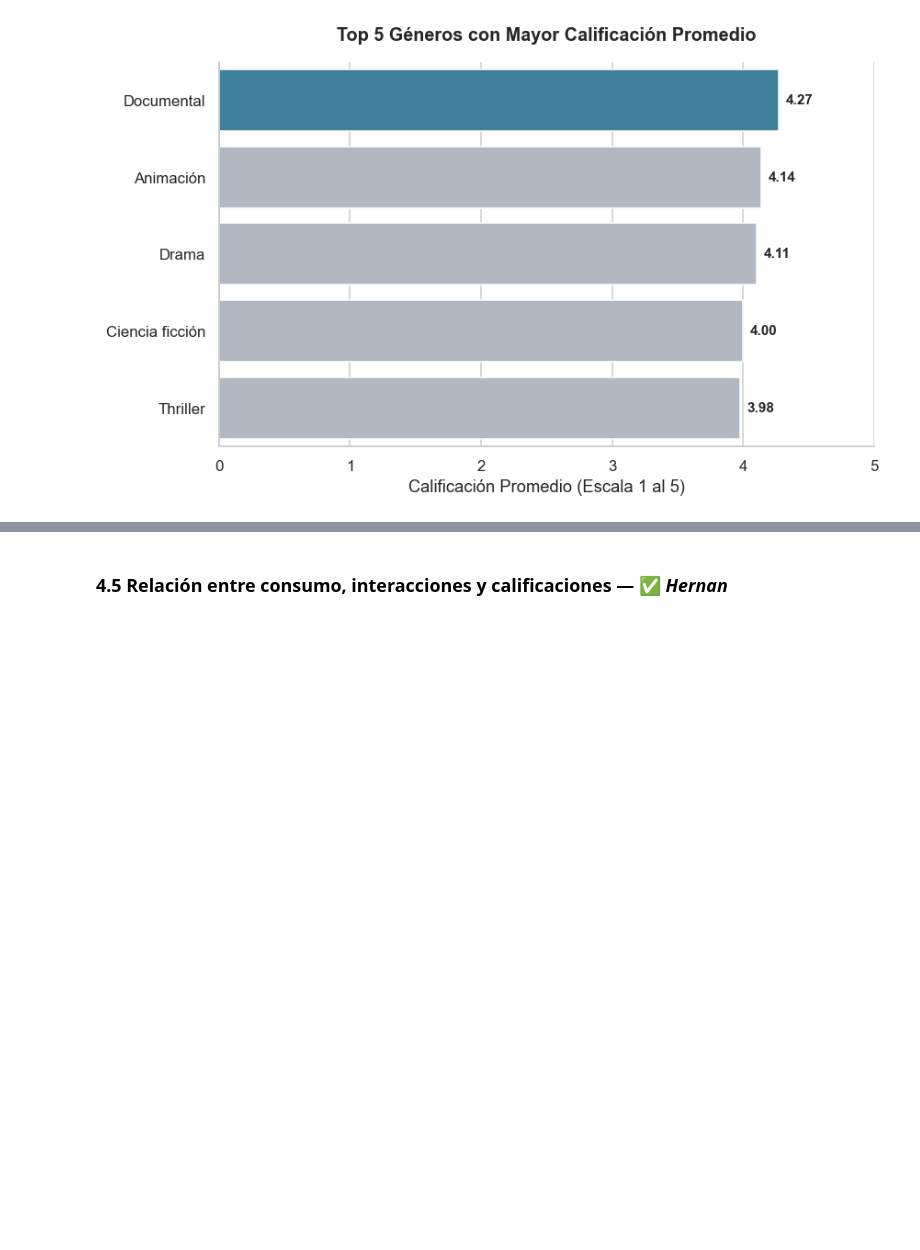
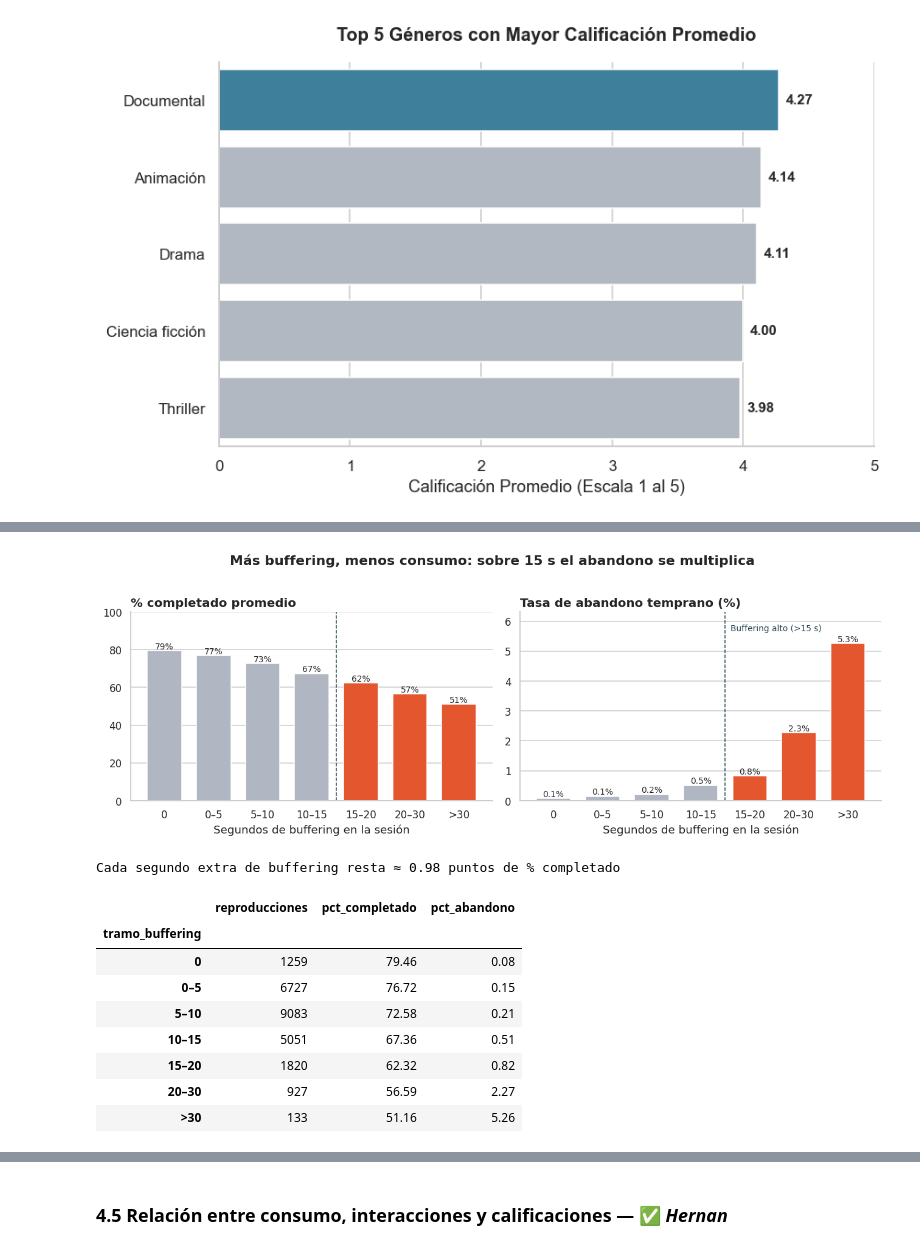
Before and after one commit to git-Lippke24/StreamView_Analytics_Dashboard, a Jupyter notebook: notebooks/EV1_Visualizacion_de_Datos.ipynb, the cells around one changed output, grey strips where cells are left out. Saved outputs shown, nothing was run; the diff lists cells and outputs as text; code cells hidden in the pictures; blank space fills up the shorter version.

```diff
--- a/notebooks/EV1_Visualizacion_de_Datos.ipynb
+++ b/notebooks/EV1_Visualizacion_de_Datos.ipynb
@@ -869,0 +925,42 @@ Passing `palette` without assigning `hue` is deprecated and will be removed in v
+# %%
+tramos = ['0', '0–5', '5–10', '10–15', '15–20', '20–30', '>30']
+rep_tec['tramo_buffering'] = pd.cut(rep_tec['buffering_segundos'], [-0.1, 0, 5, 10, 15, 20, 30, np.inf], labels=tramos)
+buf_tramo = rep_tec.groupby('tramo_buffering', observed=True).agg(
+    reproducciones=('reproduccion_id', 'count'),
+    pct_completado=('porcentaje_completado', 'mean'),
+    pct_abandono=('abandono', lambda s: s.mean() * 100))
+pendiente = np.polyfit(rep_tec['buffering_segundos'], rep_tec['porcentaje_completado'], 1)[0]
+
+colores = [COLOR_ACENTO if t in ['15–20', '20–30', '>30'] else COLOR_NEUTRO for t in buf_tramo.index]
+pos_umbral = list(buf_tramo.index).index('15–20') - 0.5  # línea entre los tramos 10–15 y 15–20
+fig, axes = plt.subplots(1, 2, figsize=(12, 4.3))
+for ax, col, titulo, dec in [(axes[0], 'pct_completado', '% completado promedio', 0),
+                             (axes[1], 'pct_abandono', 'Tasa de abandono temprano (%)', 1)]:
+    bars = ax.bar(buf_tramo.index.astype(str), buf_tramo[col], color=colores, width=0.7)
+    for b, v in zip(bars, buf_tramo[col]):
+        ax.text(b.get_x() + b.get_width() / 2, v, f'{v:.{dec}f}%', ha='center', va='bottom', fontsize=9)
+    ax.axvline(pos_umbral, color=COLOR_LINEA, linestyle='--', linewidth=1)
+    ax.set_title(titulo, loc='left', fontweight='bold')
+    ax.set_xlabel('Segundos de buffering en la sesión')
+    ax.grid(axis='x', visible=False)
+axes[0].set_ylim(0, 100)
+axes[1].set_ylim(0, buf_tramo['pct_abandono'].max() * 1.2)
+axes[1].text(pos_umbral + 0.1, buf_tramo['pct_abandono'].max() * 1.08, 'Buffering alto (>15 s)', color=COLOR_LINEA, fontsize=9)
+fig.suptitle('Más buffering, menos consumo: sobre 15 s el abandono se multiplica', fontweight='bold', y=1.02)
+plt.tight_layout()
+plt.show()
+
+print(f"Cada segundo extra de buffering resta ≈ {abs(pendiente):.2f} puntos de % completado")
+buf_tramo.round(2)
+# %% [output]
+[figure, added]
+Cada segundo extra de buffering resta ≈ 0.98 puntos de % completado
+|  | reproducciones | pct_completado | pct_abandono |
+| tramo_buffering |  |  |  |
+| 0 | 1259 | 79.46 | 0.08 |
+| 0–5 | 6727 | 76.72 | 0.15 |
+| 5–10 | 9083 | 72.58 | 0.21 |
+| 10–15 | 5051 | 67.36 | 0.51 |
+| 15–20 | 1820 | 62.32 | 0.82 |
+| 20–30 | 927 | 56.59 | 2.27 |
+| >30 | 133 | 51.16 | 5.26 |
```
Also changed, not shown: parts of 24 cells of this notebook.
